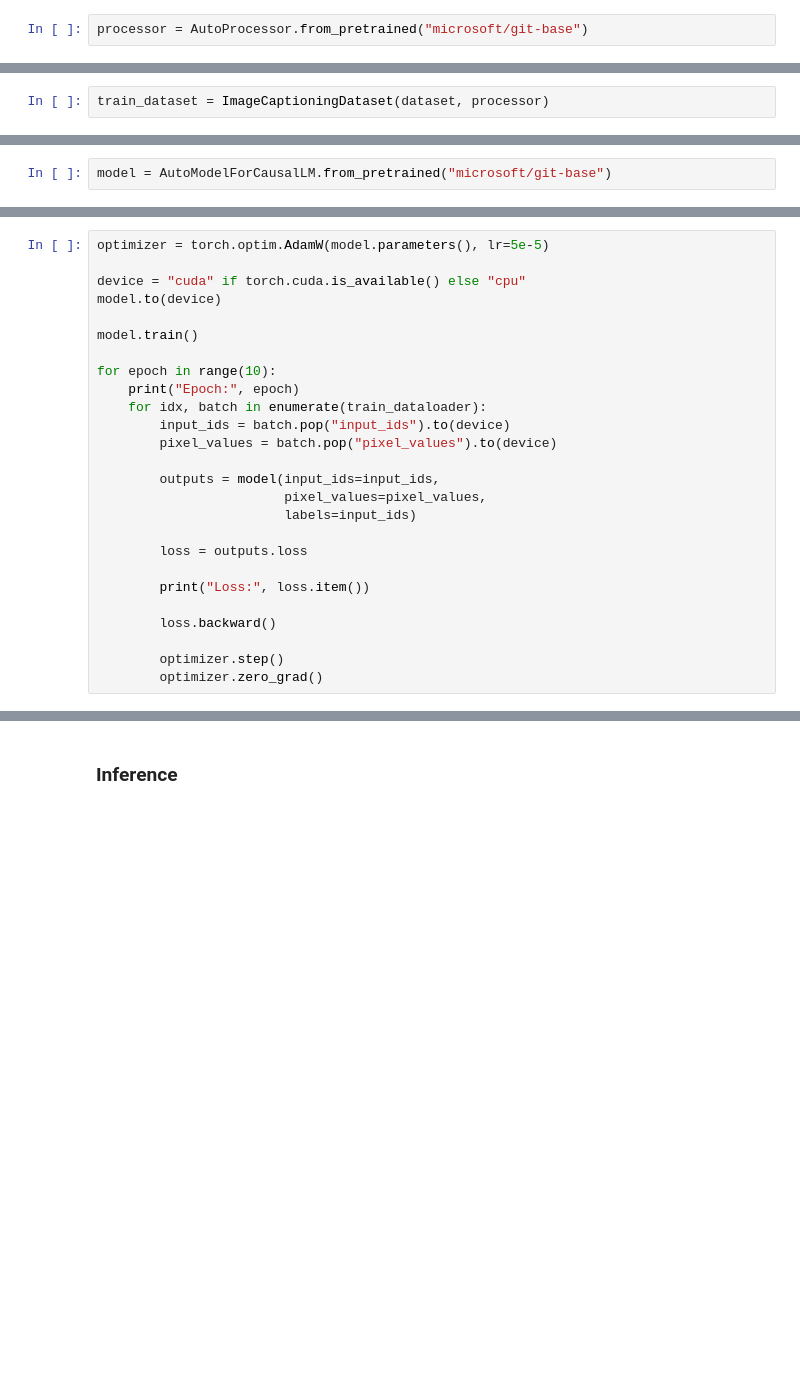
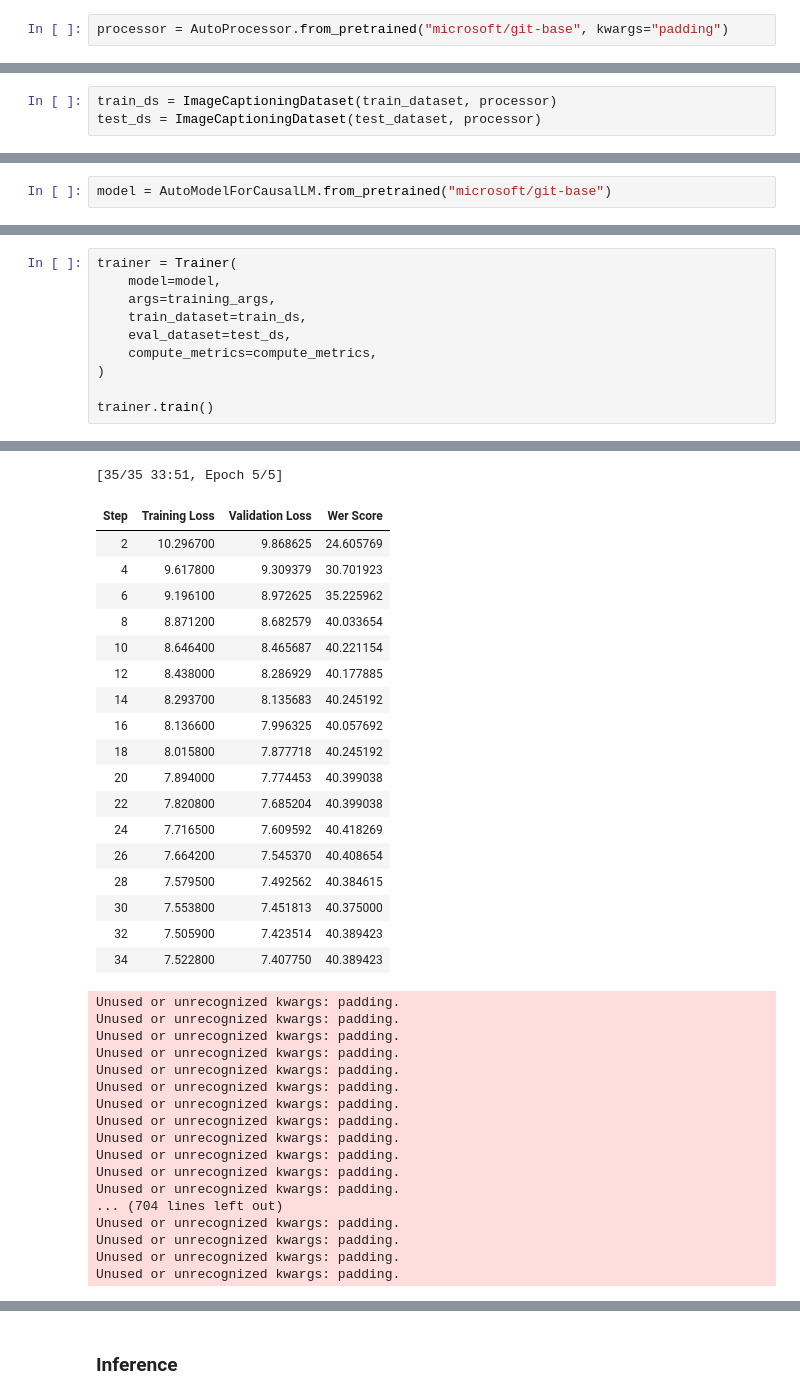
Before and after one commit to SaniaE/image-captioning, a Jupyter notebook: Fine-tune image captioning model.ipynb, the cells around one changed output, grey strips where cells are left out. Cells and saved outputs as stored; diff of their text form; blank space fills up the shorter version.

```diff
--- a/Fine-tune image captioning model.ipynb
+++ b/Fine-tune image captioning model.ipynb
@@ -85,2 +101,2 @@ example["prompts"]
 # %%
-processor = AutoProcessor.from_pretrained("microsoft/git-base")
+processor = AutoProcessor.from_pretrained("microsoft/git-base", kwargs="padding")
@@ -106,3 +103,4 @@ class ImageCaptioningDataset(Dataset):
-# %%
-train_dataset = ImageCaptioningDataset(dataset, processor)
+# %%
+train_ds = ImageCaptioningDataset(train_dataset, processor)
+test_ds = ImageCaptioningDataset(test_dataset, processor)
 # %%
@@ -142,26 +176,0 @@ tensor(11.9096, grad_fn=<NllLossBackward0>)
-# %%
-optimizer = torch.optim.AdamW(model.parameters(), lr=5e-5)
-
-device = "cuda" if torch.cuda.is_available() else "cpu"
-model.to(device)
-
-model.train()
-
-for epoch in range(10):
-    print("Epoch:", epoch)
-    for idx, batch in enumerate(train_dataloader):
-        input_ids = batch.pop("input_ids").to(device)
-        pixel_values = batch.pop("pixel_values").to(device)
-
-        outputs = model(input_ids=input_ids,
-                        pixel_values=pixel_values,
-                        labels=input_ids)
-
-        loss = outputs.loss
-
-        print("Loss:", loss.item())
-
-        loss.backward()
-
-        optimizer.step()
-        optimizer.zero_grad()
@@ -185,0 +177,11 @@ Loss: 0.023150945082306862
+# %%
+trainer = Trainer(
+    model=model,
+    args=training_args,
+    train_dataset=train_ds,
+    eval_dataset=test_ds,
+    compute_metrics=compute_metrics,
+)
+
+trainer.train()
+# %% [output]
@@ -185,0 +205,36 @@ Loss: 0.023150945082306862
+[35/35 33:51, Epoch 5/5]
+| Step | Training Loss | Validation Loss | Wer Score |
+| 2 | 10.296700 | 9.868625 | 24.605769 |
+| 4 | 9.617800 | 9.309379 | 30.701923 |
+| 6 | 9.196100 | 8.972625 | 35.225962 |
+| 8 | 8.871200 | 8.682579 | 40.033654 |
+| 10 | 8.646400 | 8.465687 | 40.221154 |
+| 12 | 8.438000 | 8.286929 | 40.177885 |
+| 14 | 8.293700 | 8.135683 | 40.245192 |
+| 16 | 8.136600 | 7.996325 | 40.057692 |
+| 18 | 8.015800 | 7.877718 | 40.245192 |
+| 20 | 7.894000 | 7.774453 | 40.399038 |
+| 22 | 7.820800 | 7.685204 | 40.399038 |
+| 24 | 7.716500 | 7.609592 | 40.418269 |
+| 26 | 7.664200 | 7.545370 | 40.408654 |
+| 28 | 7.579500 | 7.492562 | 40.384615 |
+| 30 | 7.553800 | 7.451813 | 40.375000 |
+| 32 | 7.505900 | 7.423514 | 40.389423 |
+| 34 | 7.522800 | 7.407750 | 40.389423 |
+Unused or unrecognized kwargs: padding.
+Unused or unrecognized kwargs: padding.
+Unused or unrecognized kwargs: padding.
+Unused or unrecognized kwargs: padding.
+Unused or unrecognized kwargs: padding.
+Unused or unrecognized kwargs: padding.
+Unused or unrecognized kwargs: padding.
+Unused or unrecognized kwargs: padding.
+Unused or unrecognized kwargs: padding.
+Unused or unrecognized kwargs: padding.
+Unused or unrecognized kwargs: padding.
+Unused or unrecognized kwargs: padding.
+... (704 lines left out)
+Unused or unrecognized kwargs: padding.
+Unused or unrecognized kwargs: padding.
+Unused or unrecognized kwargs: padding.
+Unused or unrecognized kwargs: padding.
```
Also changed, not shown: parts of 18 cells of this notebook.
